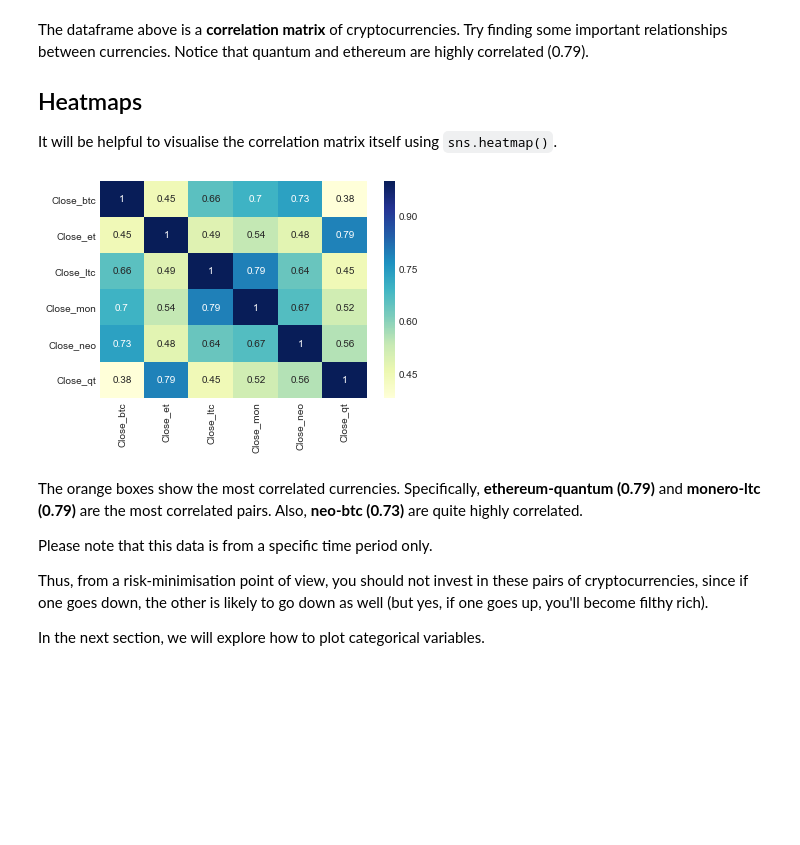
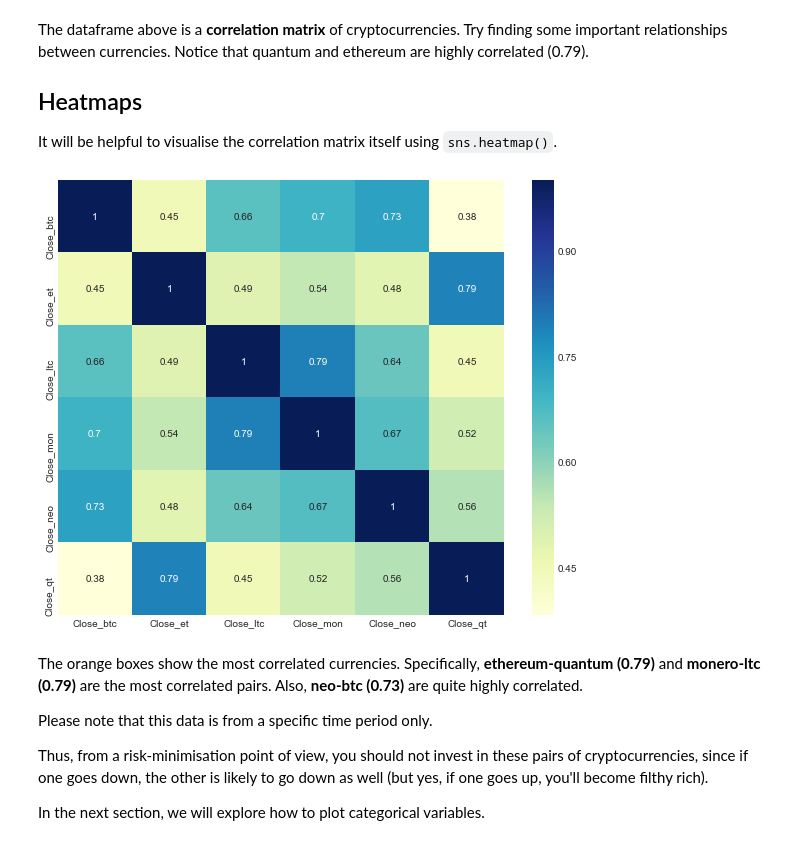
Before and after one commit to savi1910/Data-Visualization-in-Python, a Jupyter notebook: 2_Plotting_Distributions.ipynb, the cells around one changed output. Drawn from its saved outputs; the diff is of its cells as text; code cells hidden in the pictures; blank space fills up the shorter version.

````diff
--- a/2_Plotting_Distributions.ipynb
+++ b/2_Plotting_Distributions.ipynb
@@ -236,11 +236,14 @@ The dataframe above is a **correlation matrix** of cryptocurrencies. Try finding
 
 It will be helpful to visualise the correlation matrix itself using ```sns.heatmap()```.
 # %%
+# figure size
+plt.figure(figsize=(10,8))
+
 # heatmap
 sns.heatmap(cor, cmap="YlGnBu", annot=True)
 plt.show()
 # %% [output]
-[figure, old version]
+[figure, new version]
 # %% [markdown]
 The orange boxes show the most correlated currencies. Specifically, **ethereum-quantum (0.79)** and **monero-ltc (0.79)** are the most correlated pairs. Also, **neo-btc (0.73)** are quite highly correlated.
 
````
